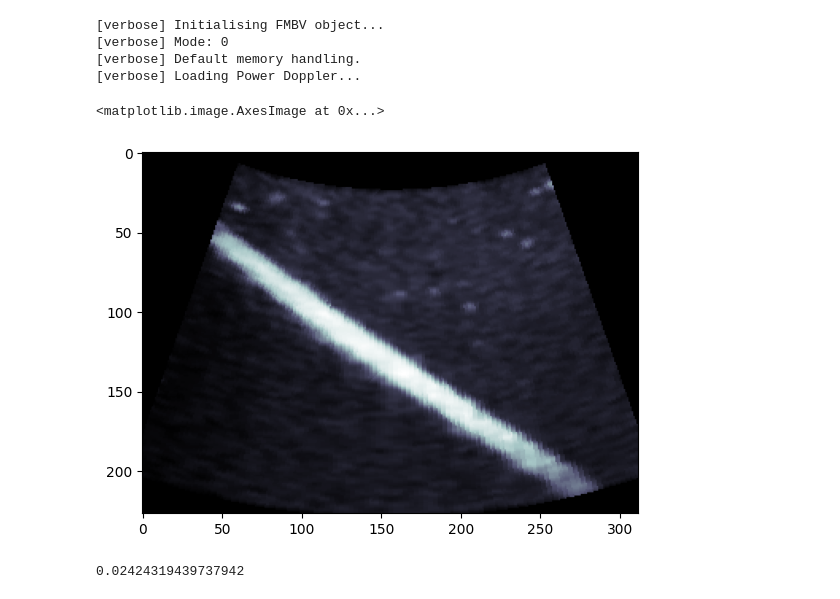
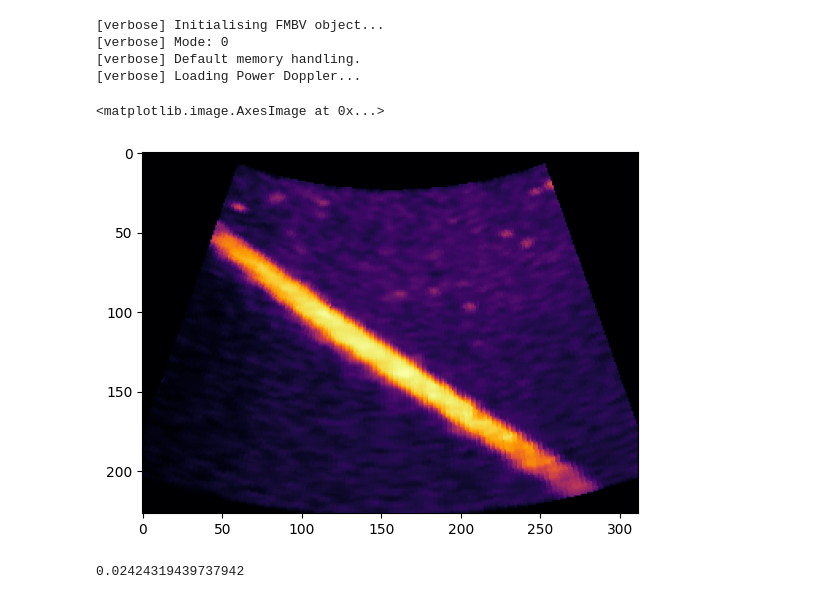
Before and after one commit to daaffy/spectral-fmbv, a Jupyter notebook: examples/quadtree_compression.ipynb, the cells around one changed output. Cells and saved outputs as stored; diff of their text form; code cells hidden in the pictures.

```diff
--- a/examples/quadtree_compression.ipynb
+++ b/examples/quadtree_compression.ipynb
@@ -64,13 +65,13 @@ f.load_pd(pd_path)
 # %%
 # --- pd example
 pd_array = f.pd_array
 img_array = pd_array[:,int(.5*pd_array.shape[1])-0,:]
 
 plt.figure()
-plt.imshow(img_array, cmap='bone')
+plt.imshow(img_array, cmap='inferno')
 # %% [output]
 <matplotlib.image.AxesImage at 0x...>
-[figure, old version]
+[figure, new version]
 # %%
 q = qtree.QTree(img_array)
 qimg = q.get_qimage()
```
Also changed, not shown: parts of 2 cells of this notebook, 47 other files.
